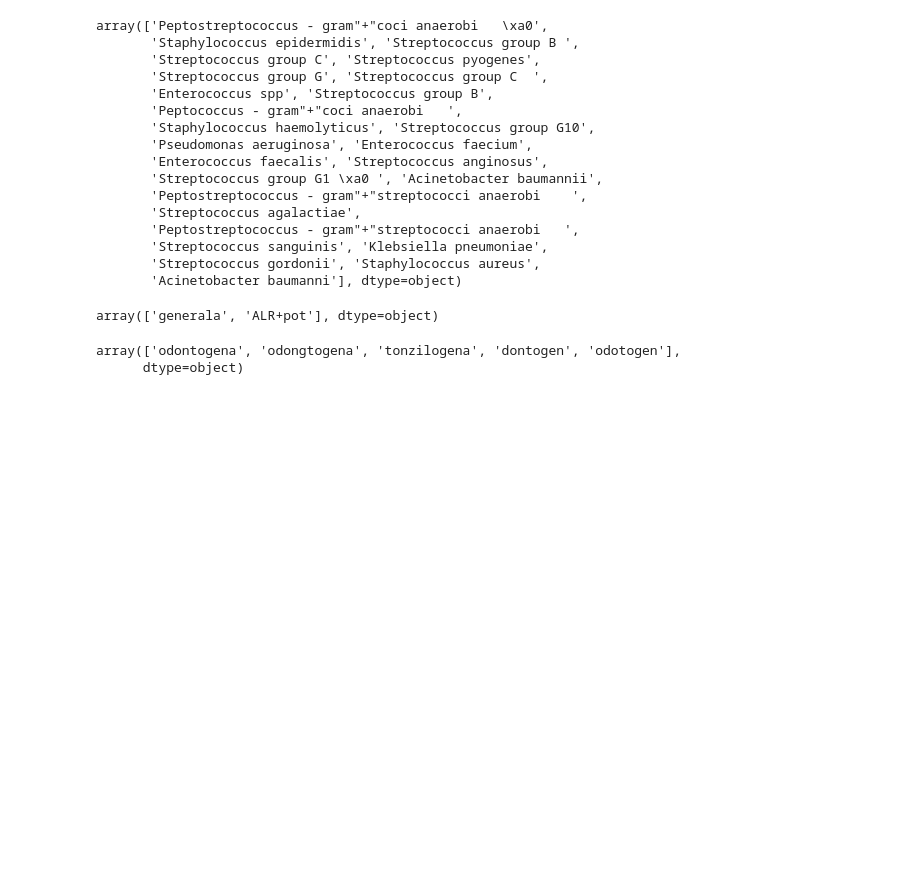
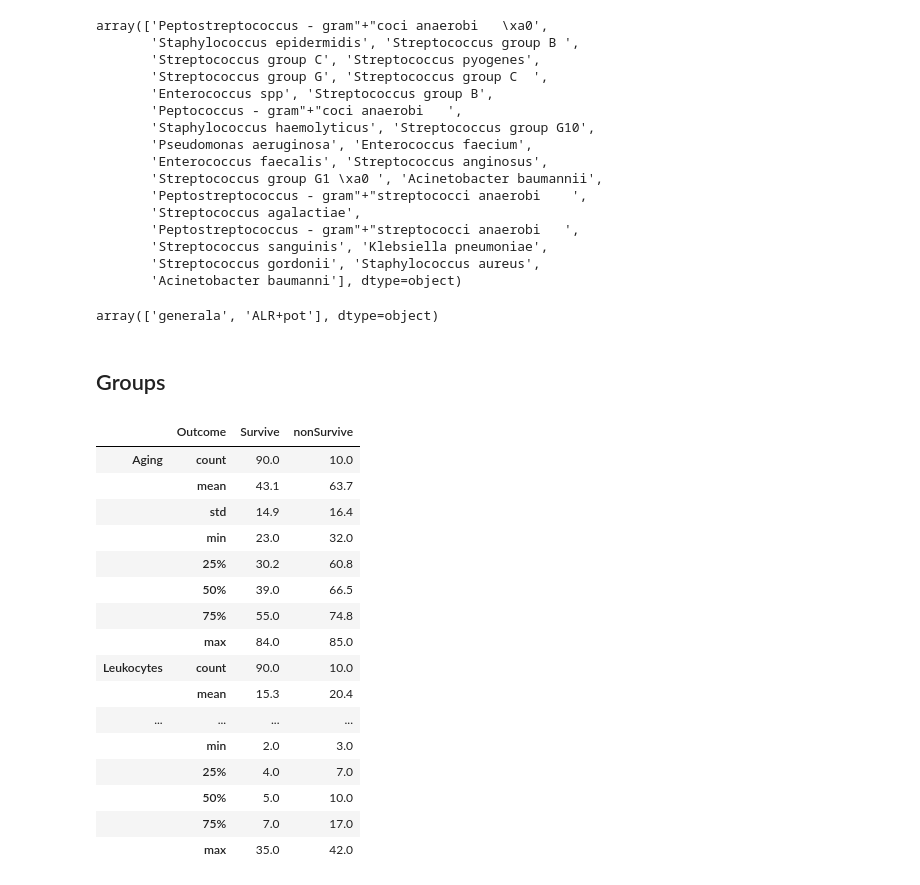
Before and after one commit to arnautoleg/MihaelaCLH, a Jupyter notebook: MihaelaCLH.ipynb, the cells around one changed output. Cells and saved outputs as stored; diff of their text form; code cells hidden in the pictures; blank space fills up the shorter version.

```diff
--- a/MihaelaCLH.ipynb
+++ b/MihaelaCLH.ipynb
@@ -359,8 +359,25 @@ array(['Peptostreptococcus - gram"+"coci anaerobi   \xa0',
 df.Anesthesia.unique()
 # %% [output]
 array(['generala', 'ALR+pot'], dtype=object)
-# %%
-df.Origin.unique()
-# %% [output]
-array(['odontogena', 'odongtogena', 'tonzilogena', 'dontogen', 'odotogen'],
-      dtype=object)
+# %% [markdown]
+## Groups
+# %%
+round(df.groupby(['Outcome'])[['Aging', 'Leukocytes', 'Spatial counts', 'Days, hospital']].describe().T, 1)
+# %% [output]
+|  | Outcome | Survive | nonSurvive |
+| Aging | count | 90.0 | 10.0 |
+|  | mean | 43.1 | 63.7 |
+|  | std | 14.9 | 16.4 |
+|  | min | 23.0 | 32.0 |
+|  | 25% | 30.2 | 60.8 |
+|  | 50% | 39.0 | 66.5 |
+|  | 75% | 55.0 | 74.8 |
+|  | max | 84.0 | 85.0 |
+| Leukocytes | count | 90.0 | 10.0 |
+|  | mean | 15.3 | 20.4 |
+| ... | ... | ... | ... |
+|  | min | 2.0 | 3.0 |
+|  | 25% | 4.0 | 7.0 |
+|  | 50% | 5.0 | 10.0 |
+|  | 75% | 7.0 | 17.0 |
+|  | max | 35.0 | 42.0 |
```
Also changed, not shown: parts of 2 cells of this notebook.
